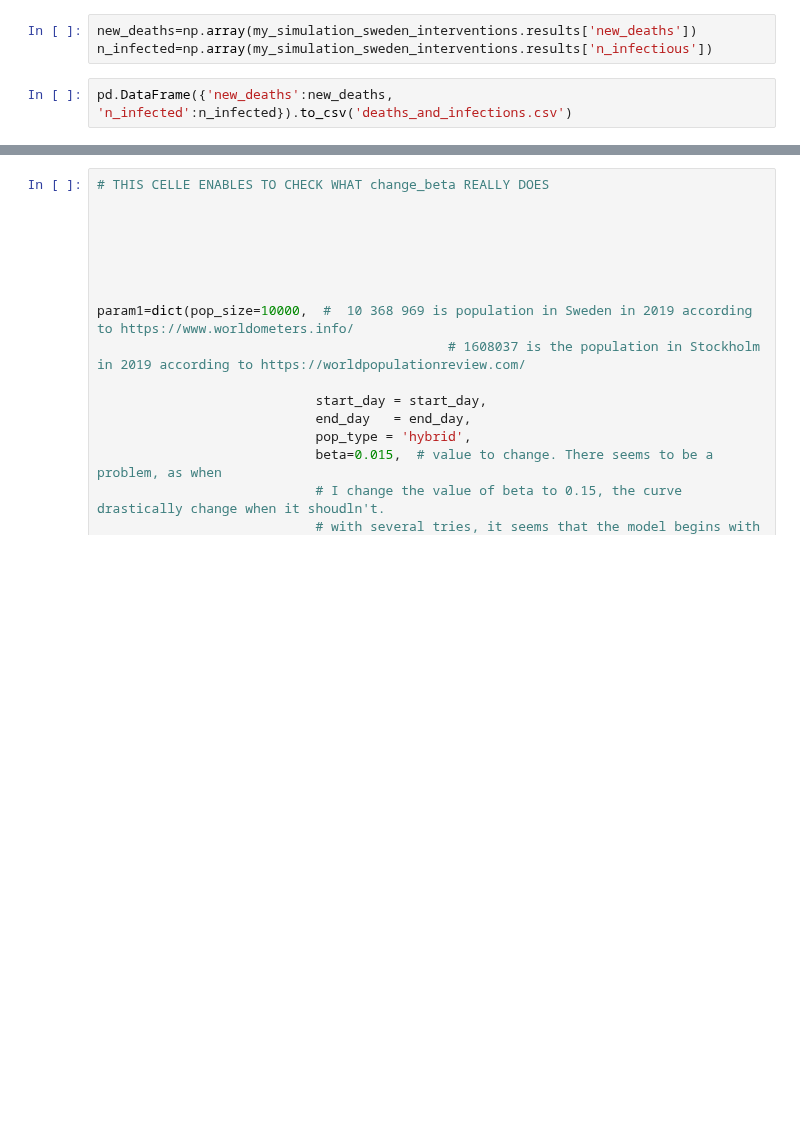
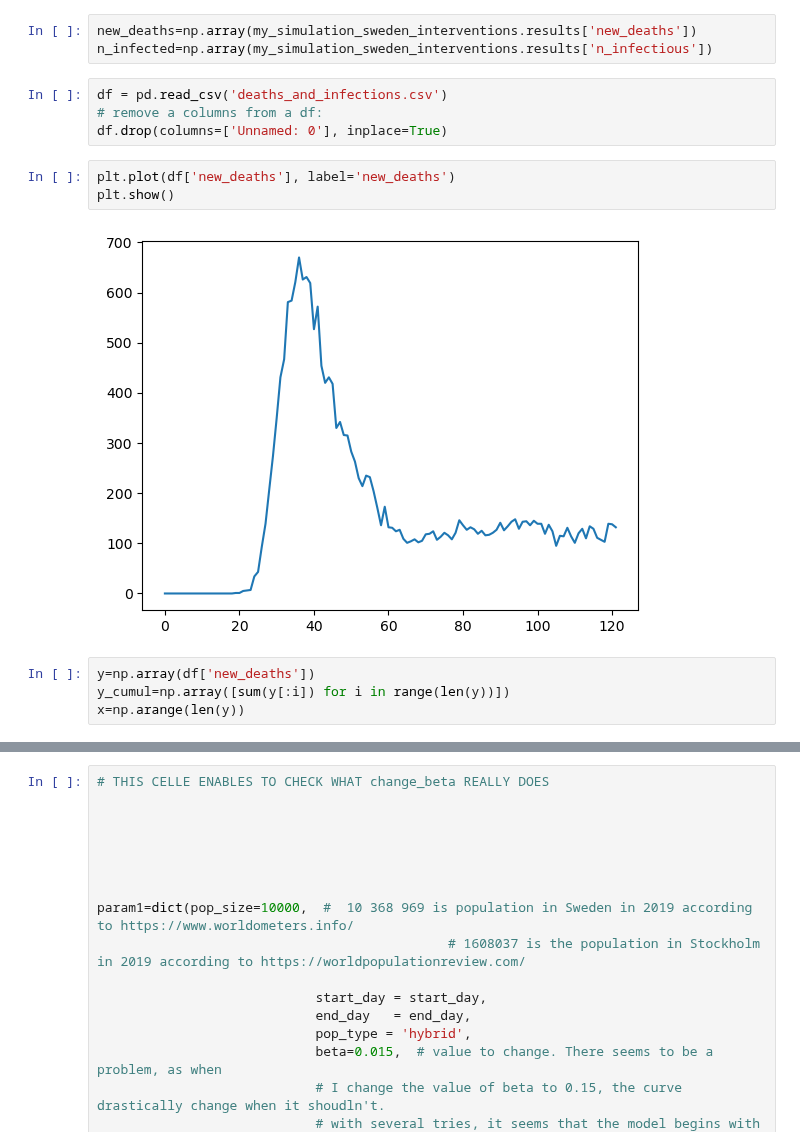
Before and after one commit to gregoirebechade/covid_internship, a Jupyter notebook: exploring.ipynb, the cells around one changed output, grey strips where cells are left out. Cells and saved outputs as stored; diff of their text form; blank space fills up the shorter version.

```diff
--- a/exploring.ipynb
+++ b/exploring.ipynb
@@ -111,5 +111,16 @@ Loading location-specific data for "Sweden"
 # %%
 new_deaths=np.array(my_simulation_sweden_interventions.results['new_deaths'])
 n_infected=np.array(my_simulation_sweden_interventions.results['n_infectious'])
-# %%
-pd.DataFrame({'new_deaths':new_deaths, 'n_infected':n_infected}).to_csv('deaths_and_infections.csv')
+# %%
+df = pd.read_csv('deaths_and_infections.csv')
+# remove a columns from a df:
+df.drop(columns=['Unnamed: 0'], inplace=True)
+# %%
+plt.plot(df['new_deaths'], label='new_deaths')
+plt.show()
+# %% [output]
+[figure, added]
+# %%
+y=np.array(df['new_deaths'])
+y_cumul=np.array([sum(y[:i]) for i in range(len(y))])
+x=np.arange(len(y))
```
Also changed, not shown: parts of 12 cells of this notebook.
